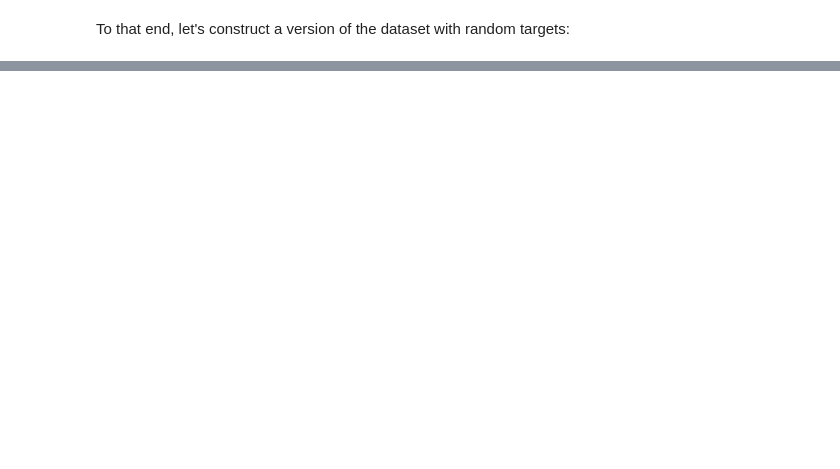
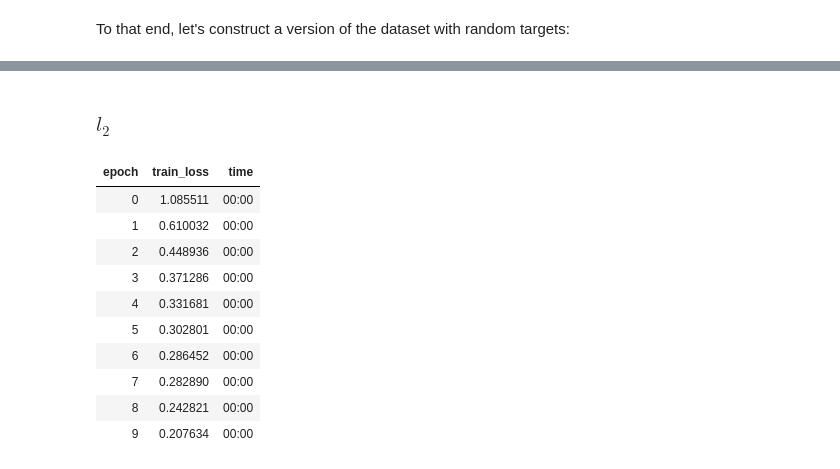
Before and after one commit to Irad-Zehavi/adv-ml, a Jupyter notebook: nbs/evasion.ipynb, the cells around one changed output, grey strips where cells are left out. Cells and saved outputs as stored; diff of their text form; code cells hidden in the pictures; blank space fills up the shorter version.

```diff
--- a/nbs/evasion.ipynb
+++ b/nbs/evasion.ipynb
@@ -220,0 +299,17 @@ test(acc, .9, ge)
+# %% [markdown]
+### $l_2$
+# %%
+attack = AdversarialExamplesAttack(classifier, targeted=True, perturber_type=L2Perturber, epsilon=50, n_epochs=10, epoch_size=20)
+perturbed_dsets = attack.perturb(random_targets_dsets)
+# %% [output]
+| epoch | train_loss | time |
+| 0 | 1.085511 | 00:00 |
+| 1 | 0.610032 | 00:00 |
+| 2 | 0.448936 | 00:00 |
+| 3 | 0.371286 | 00:00 |
+| 4 | 0.331681 | 00:00 |
+| 5 | 0.302801 | 00:00 |
+| 6 | 0.286452 | 00:00 |
+| 7 | 0.282890 | 00:00 |
+| 8 | 0.242821 | 00:00 |
+| 9 | 0.207634 | 00:00 |
```
Also changed, not shown: parts of 25 cells of this notebook, 2 other files.
